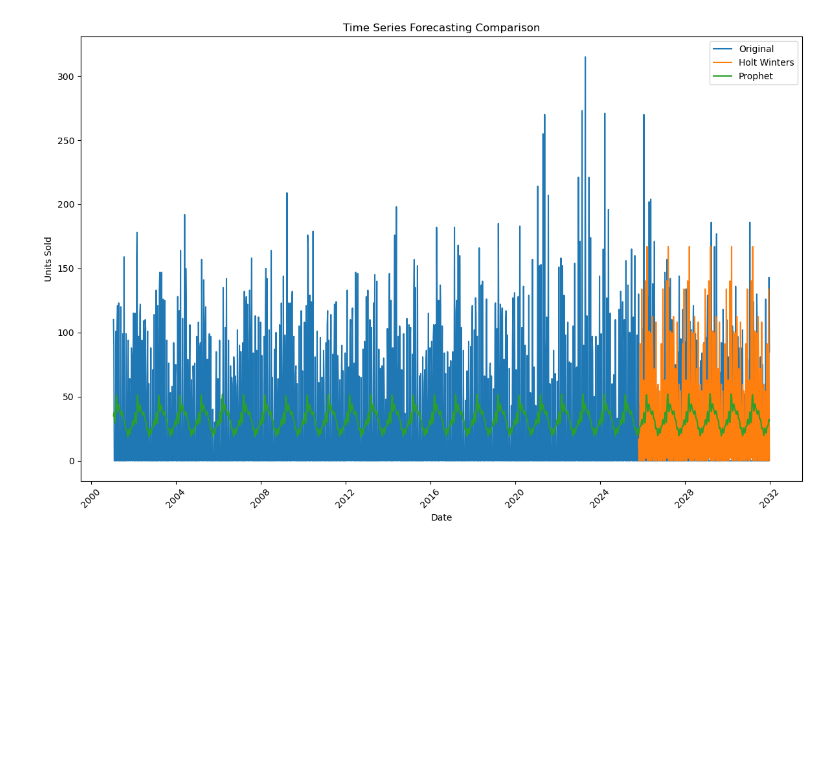
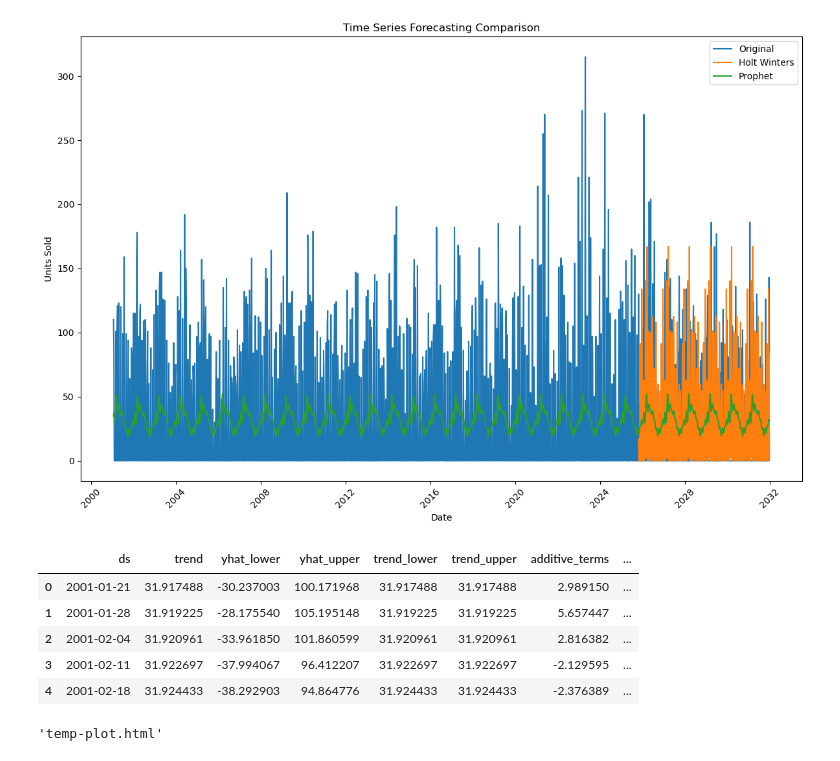
Before and after one commit to mmiskatul/E-commerce-Demand-Forcasting-, a Jupyter notebook: E-commerce-demand-forecasting.ipynb, the cells around one changed output. Saved outputs shown, nothing was run; the diff lists cells and outputs as text; code cells hidden in the pictures; blank space fills up the shorter version.

Commit message:
plot using offline plotly

```diff
--- a/E-commerce-demand-forecasting.ipynb
+++ b/E-commerce-demand-forecasting.ipynb
@@ -328,3 +328,25 @@ plt.tight_layout()
 plt.show()
 # %% [output]
 [figure]
+# %%
+final_df.head()
+# %% [output]
+|  | ds | trend | yhat_lower | yhat_upper | trend_lower | trend_upper | additive_terms | ... |
+| 0 | 2001-01-21 | 31.917488 | -30.237003 | 100.171968 | 31.917488 | 31.917488 | 2.989150 | ... |
+| 1 | 2001-01-28 | 31.919225 | -28.175540 | 105.195148 | 31.919225 | 31.919225 | 5.657447 | ... |
+| 2 | 2001-02-04 | 31.920961 | -33.961850 | 101.860599 | 31.920961 | 31.920961 | 2.816382 | ... |
+| 3 | 2001-02-11 | 31.922697 | -37.994067 | 96.412207 | 31.922697 | 31.922697 | -2.129595 | ... |
+| 4 | 2001-02-18 | 31.924433 | -38.292903 | 94.864776 | 31.924433 | 31.924433 | -2.376389 | ... |
+# %%
+final_df =pd.DataFrame(prophet_predictions)
+import plotly.graph_objs as go
+import plotly.offline as py
+
+actual_chart  =go.Scatter(y=train_data_prophet['y'],name='Actual')
+predict_chart =go.Scatter(y=final_df['yhat'],name='Predicted')
+predict_chart_upper=go.Scatter(y=final_df['yhat_upper'],name='Predicted Upper')
+predict_chart_lower=go.Scatter(y=final_df['yhat_lower'],name='Predicted Lower')
+
+py.plot([actual_chart,predict_chart,predict_chart_upper,predict_chart_lower])
+# %% [output]
+'temp-plot.html'
```
Also changed, not shown: 20 other files.
